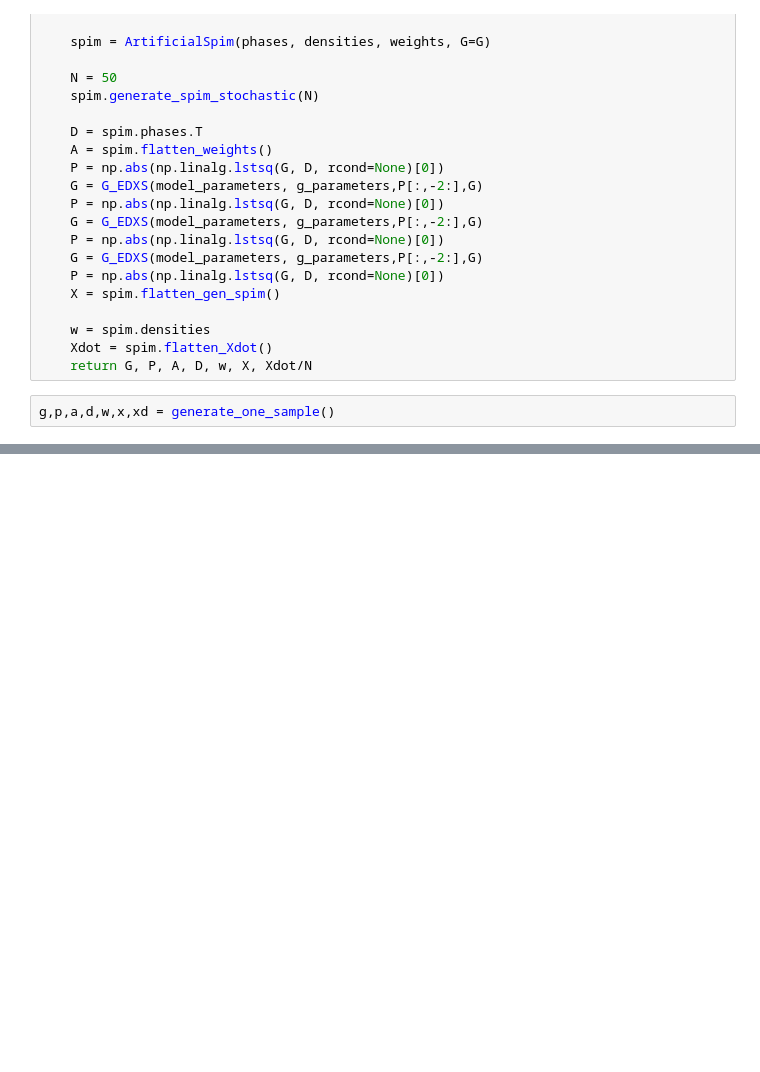
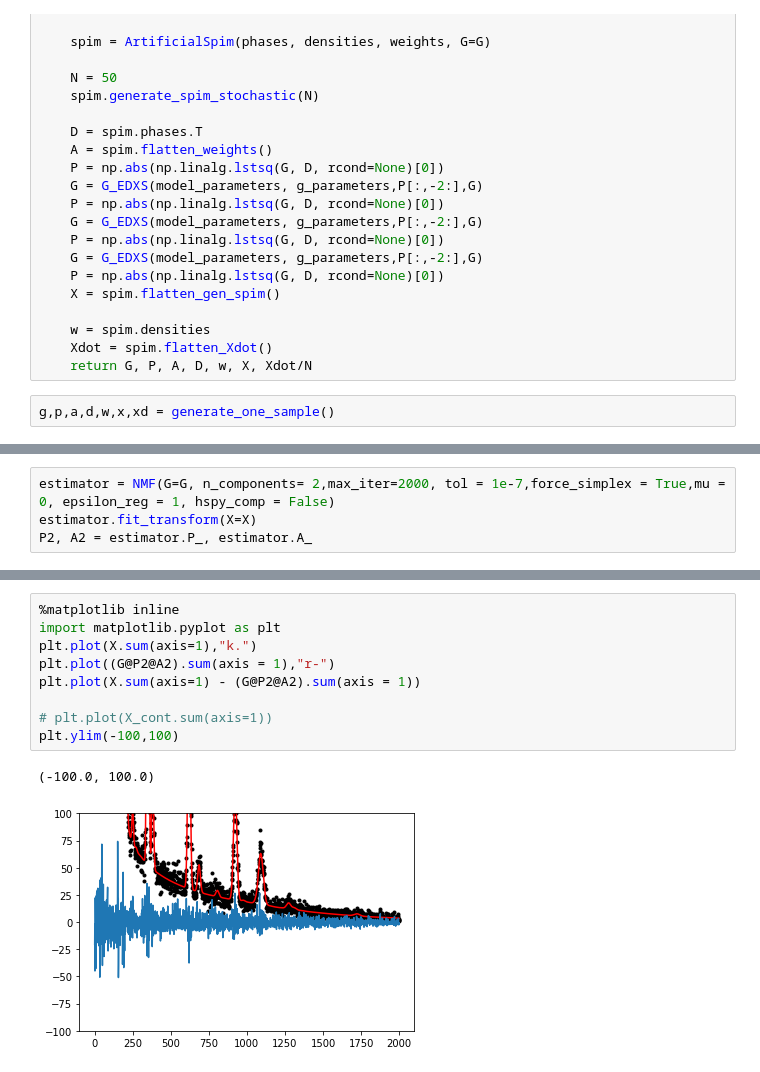
Before and after one commit to adriente/espm, a Jupyter notebook: notebooks/old/AT_testing.ipynb, the cells around one changed output, grey strips where cells are left out. Drawn from its saved outputs; the diff is of its cells as text; blank space fills up the shorter version.

```diff
--- a/notebooks/old/AT_testing.ipynb
+++ b/notebooks/old/AT_testing.ipynb
@@ -535,0 +644,4 @@ plt.plot(d[:,0])
+# %%
+estimator = NMF(G=G, n_components= 2,max_iter=2000, tol = 1e-7,force_simplex = True,mu = 0, epsilon_reg = 1, hspy_comp = False)
+estimator.fit_transform(X=X)
+P2, A2 = estimator.P_, estimator.A_
@@ -535,0 +674,12 @@ plt.plot(d[:,0])
+# %%
+%matplotlib inline
+import matplotlib.pyplot as plt
+plt.plot(X.sum(axis=1),"k.")
+plt.plot((G@P2@A2).sum(axis = 1),"r-")
+plt.plot(X.sum(axis=1) - (G@P2@A2).sum(axis = 1))
+
+# plt.plot(X_cont.sum(axis=1))
+plt.ylim(-100,100)
+# %% [output]
+(-100.0, 100.0)
+[figure, added]
```
Also changed, not shown: parts of 16 cells of this notebook, 18 other files.
